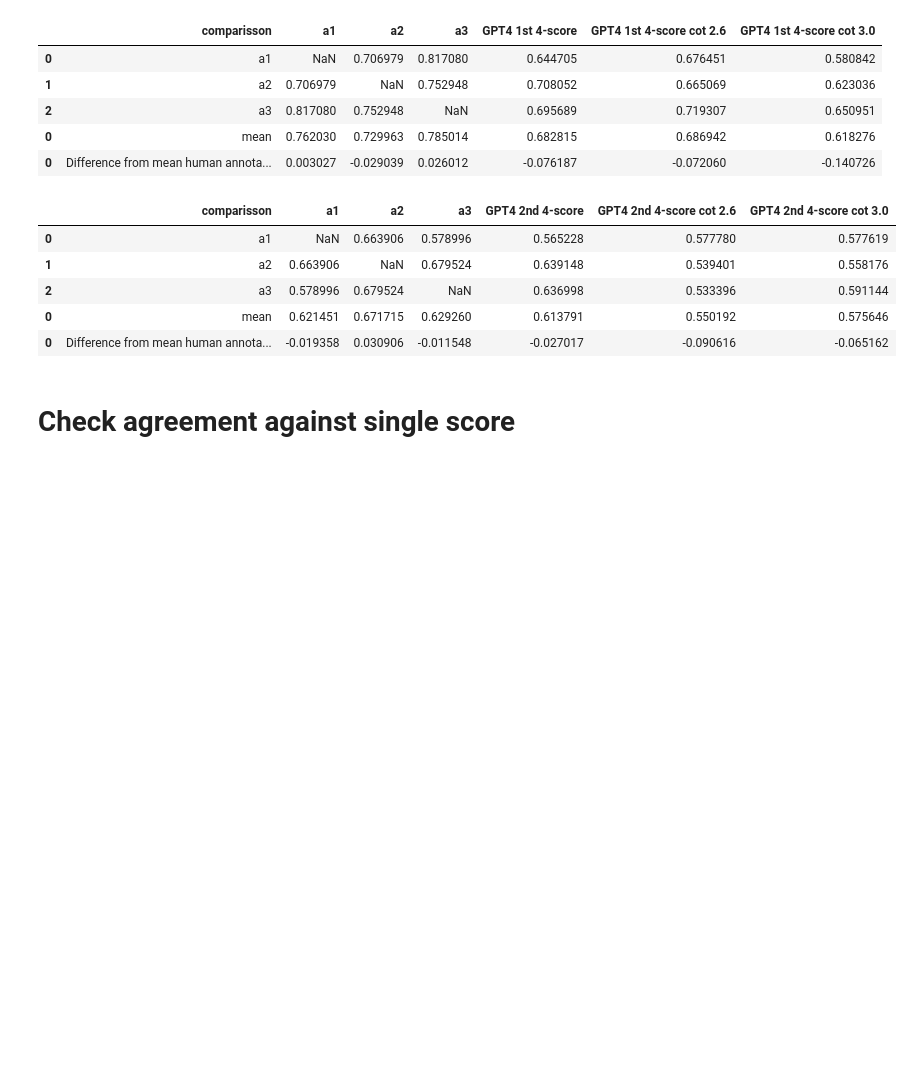
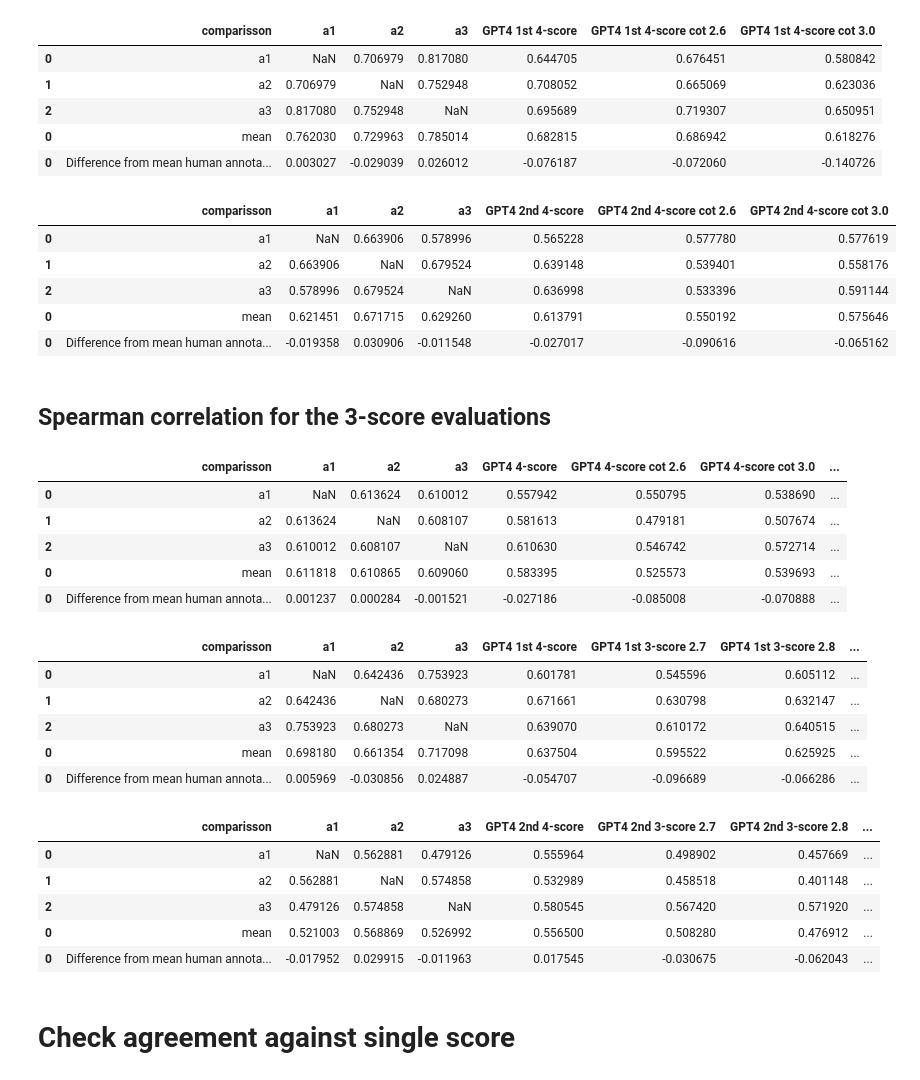
Before and after one commit to eduseiti/unicamp_IR, a Jupyter notebook: inter_annotator_agreement_analysis.ipynb, the cells around one changed output. Drawn from its saved outputs; the diff is of its cells as text; code cells hidden in the pictures; blank space fills up the shorter version.

Commit message:
Updating correlation analysis; creating 1M dataset cleaned dataset

```diff
--- a/inter_annotator_agreement_analysis.ipynb
+++ b/inter_annotator_agreement_analysis.ipynb
@@ -1059,6 +1279,31 @@ display(correlations_2nd_120_passages_2('score', only_4_scores=True, correlation
 | 2 | a3 | 0.578996 | 0.679524 | NaN | 0.636998 | 0.533396 | 0.591144 |
 | 0 | mean | 0.621451 | 0.671715 | 0.629260 | 0.613791 | 0.550192 | 0.575646 |
 | 0 | Difference from mean human annota... | -0.019358 | 0.030906 | -0.011548 | -0.027017 | -0.090616 | -0.065162 |
+# %% [markdown]
+## Spearman correlation for the 3-score evaluations
+# %%
+display(correlations_240_passages_2('03_score', only_4_scores=False, correlation_fn='spearmanr'))
+display(correlations_1st_120_passages_2('03_score', only_4_scores=False, correlation_fn='spearmanr'))
+display(correlations_2nd_120_passages_2('03_score', only_4_scores=False, correlation_fn='spearmanr'))
+# %% [output]
+|  | comparisson | a1 | a2 | a3 | GPT4 4-score | GPT4 4-score cot 2.6 | GPT4 4-score cot 3.0 | ... |
+| 0 | a1 | NaN | 0.613624 | 0.610012 | 0.557942 | 0.550795 | 0.538690 | ... |
+| 1 | a2 | 0.613624 | NaN | 0.608107 | 0.581613 | 0.479181 | 0.507674 | ... |
+| 2 | a3 | 0.610012 | 0.608107 | NaN | 0.610630 | 0.546742 | 0.572714 | ... |
+| 0 | mean | 0.611818 | 0.610865 | 0.609060 | 0.583395 | 0.525573 | 0.539693 | ... |
+| 0 | Difference from mean human annota... | 0.001237 | 0.000284 | -0.001521 | -0.027186 | -0.085008 | -0.070888 | ... |
+|  | comparisson | a1 | a2 | a3 | GPT4 1st 4-score | GPT4 1st 3-score 2.7 | GPT4 1st 3-score 2.8 | ... |
+| 0 | a1 | NaN | 0.642436 | 0.753923 | 0.601781 | 0.545596 | 0.605112 | ... |
+| 1 | a2 | 0.642436 | NaN | 0.680273 | 0.671661 | 0.630798 | 0.632147 | ... |
+| 2 | a3 | 0.753923 | 0.680273 | NaN | 0.639070 | 0.610172 | 0.640515 | ... |
+| 0 | mean | 0.698180 | 0.661354 | 0.717098 | 0.637504 | 0.595522 | 0.625925 | ... |
+| 0 | Difference from mean human annota... | 0.005969 | -0.030856 | 0.024887 | -0.054707 | -0.096689 | -0.066286 | ... |
+|  | comparisson | a1 | a2 | a3 | GPT4 2nd 4-score | GPT4 2nd 3-score 2.7 | GPT4 2nd 3-score 2.8 | ... |
+| 0 | a1 | NaN | 0.562881 | 0.479126 | 0.555964 | 0.498902 | 0.457669 | ... |
+| 1 | a2 | 0.562881 | NaN | 0.574858 | 0.532989 | 0.458518 | 0.401148 | ... |
+| 2 | a3 | 0.479126 | 0.574858 | NaN | 0.580545 | 0.567420 | 0.571920 | ... |
+| 0 | mean | 0.521003 | 0.568869 | 0.526992 | 0.556500 | 0.508280 | 0.476912 | ... |
+| 0 | Difference from mean human annota... | -0.017952 | 0.029915 | -0.011963 | 0.017545 | -0.030675 | -0.062043 | ... |
 # %% [markdown]
 # Check agreement against single score
 # %%
```
Also changed, not shown: parts of 41 cells of this notebook, 3 other files.
